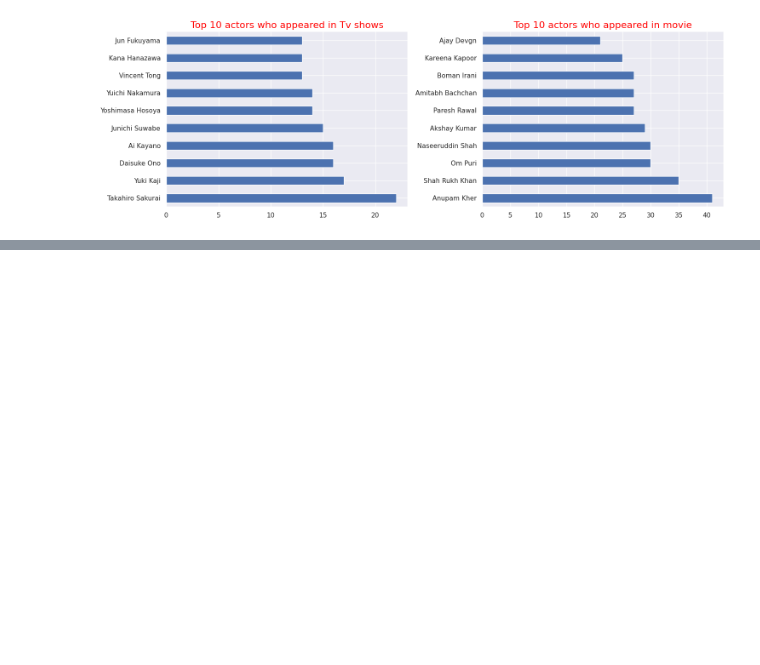
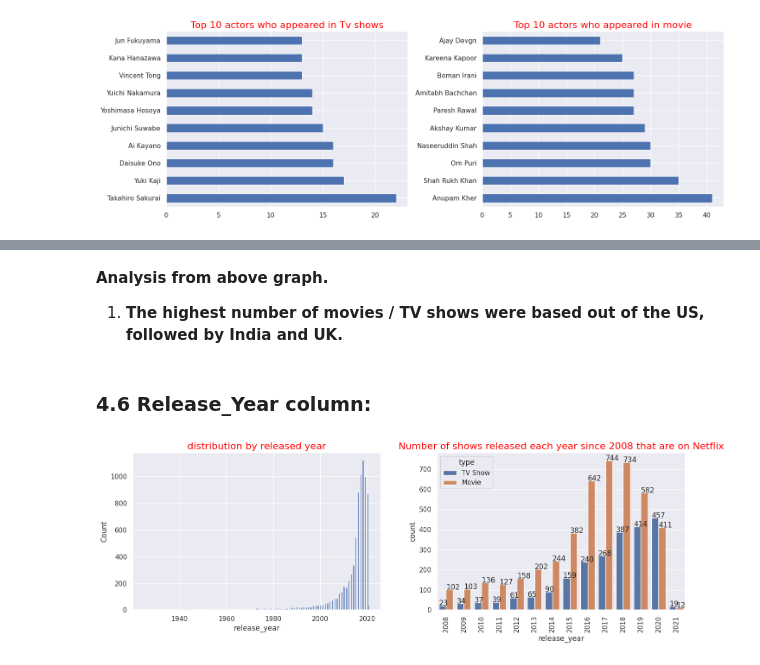
Before and after one commit to rajkumarpec/Unsupervised-Machine-Learning, a Jupyter notebook: Netflix_movie_show.ipynb, the cells around one changed output, grey strips where cells are left out. Saved outputs shown, nothing was run; the diff lists cells and outputs as text; code cells hidden in the pictures; blank space fills up the shorter version.

```diff
--- a/Netflix_movie_show.ipynb
+++ b/Netflix_movie_show.ipynb
@@ -327,0 +332,23 @@ plt.show()
+# %% [markdown]
+**Analysis from above graph.**
+1. **The highest number of movies / TV shows were based out of the US, followed by India and UK.**
+# %% [markdown]
+### **4.6 Release_Year column:**
+# %%
+fig,ax = plt.subplots(1,2, figsize=(15,5),dpi=100)
+
+# Univariate analysis
+hist = sns.histplot(df['release_year'], ax=ax[0])
+hist.set_title('distribution by released year',fontsize=16,color='red')
+
+# Bivariate analysis
+count = sns.countplot(x="release_year", hue='type', data=df, order=range(2008,2022), ax=ax[1])
+count.set_title('Number of shows released each year since 2008 that are on Netflix',fontsize=16,color='red')
+plt.xticks(rotation=90)
+for p in count.patches:  #adding value count on the top of bar
+   count.annotate(format(p.get_height(), '.0f'), (p.get_x(), p.get_height()))
+
+plt.tight_layout()
+plt.show()
+# %% [output]
+[figure, added]
```
Also changed, not shown: parts of 20 cells of this notebook.
